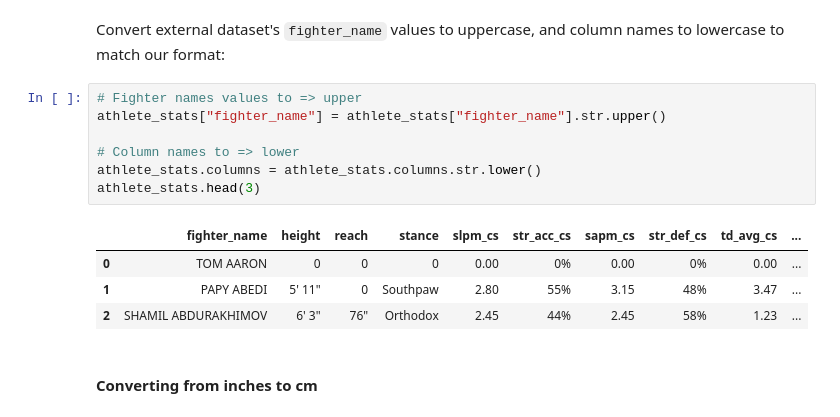
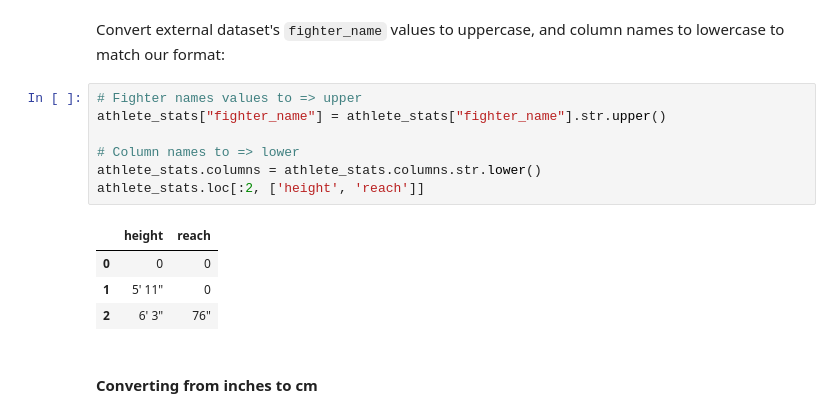
Before and after one commit to komaksym/UFC-DataLab, a Jupyter notebook: data/src/clean_data.ipynb, the cells around one changed output. Saved outputs shown, nothing was run; the diff lists cells and outputs as text.

```diff
--- a/data/src/clean_data.ipynb
+++ b/data/src/clean_data.ipynb
@@ -256,15 +256,15 @@ Convert external dataset's `fighter_name` values to uppercase, and column names
 # %%
 # Fighter names values to => upper
 athlete_stats["fighter_name"] = athlete_stats["fighter_name"].str.upper()
 
 # Column names to => lower
 athlete_stats.columns = athlete_stats.columns.str.lower()
-athlete_stats.head(3)
+athlete_stats.loc[:2, ['height', 'reach']]
 # %% [output]
-|  | fighter_name | height | reach | stance | slpm_cs | str_acc_cs | sapm_cs | str_def_cs | td_avg_cs | ... |
-| 0 | TOM AARON | 0 | 0 | 0 | 0.00 | 0% | 0.00 | 0% | 0.00 | ... |
-| 1 | PAPY ABEDI | 5' 11" | 0 | Southpaw | 2.80 | 55% | 3.15 | 48% | 3.47 | ... |
-| 2 | SHAMIL ABDURAKHIMOV | 6' 3" | 76" | Orthodox | 2.45 | 44% | 2.45 | 58% | 1.23 | ... |
+|  | height | reach |
+| 0 | 0 | 0 |
+| 1 | 5' 11" | 0 |
+| 2 | 6' 3" | 76" |
 # %% [markdown]
 #### Converting from inches to cm
 # %% [markdown]
```
Also changed, not shown: parts of 5 cells of this notebook.
